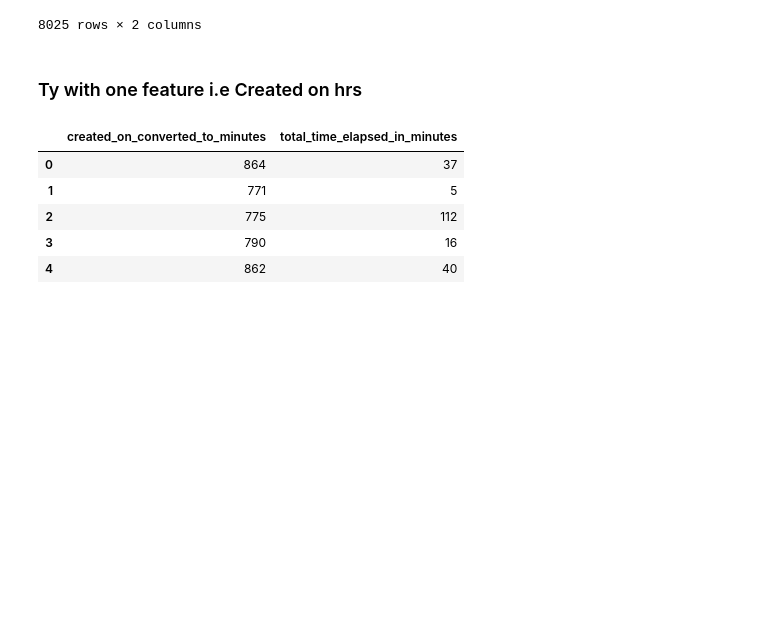
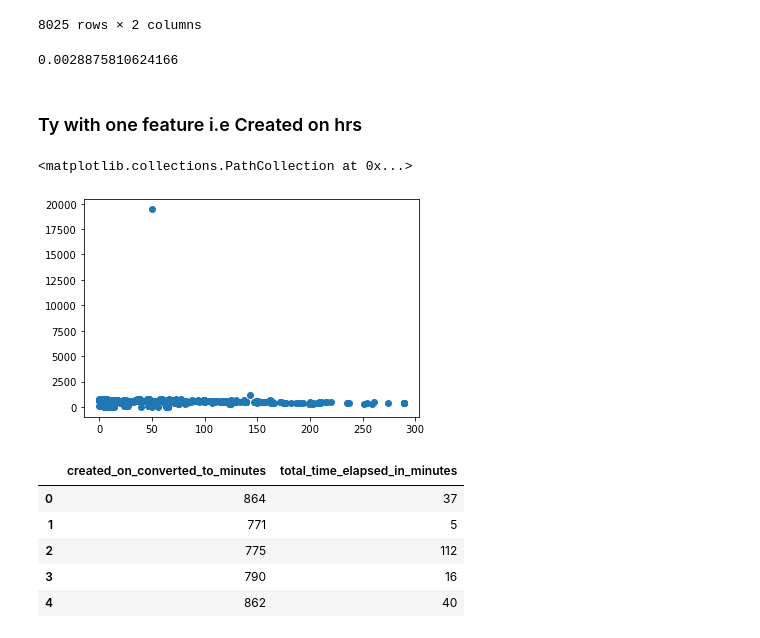
Before and after one commit to vishalkashyap95/DataAnalyst_Internship_learning, a Jupyter notebook: final_findings/predict_time_with_xray_type.ipynb, the cells around one changed output. Drawn from its saved outputs; the diff is of its cells as text; code cells hidden in the pictures; blank space fills up the shorter version.

```diff
--- a/final_findings/predict_time_with_xray_type.ipynb
+++ b/final_findings/predict_time_with_xray_type.ipynb
@@ -647,9 +649,17 @@ pd.DataFrame({"Actual test":y_test, "Predicted_value":elapsed_time_prediction})
 | 17980 | 44 | 125.602051 |
 8025 rows × 2 columns
 # %%
-one_feature_lr_model.score()
+one_feature_lr_model.score(X,y)
+# %% [output]
+0.0028875810624166
 # %% [markdown]
 ### Ty with one feature i.e Created on hrs
+# %%
+before_5am = one_feature_df_with_hrs[one_feature_df_with_hrs.created_on_converted_to_minutes<=300].sort_values(by='created_on_converted_to_minutes',ascending=False)
+plt.scatter(before_5am.created_on_converted_to_minutes,before_5am.total_time_elapsed_in_minutes)
+# %% [output]
+<matplotlib.collections.PathCollection at 0x...>
+[figure, added]
 # %%
 one_feature_df_with_hrs = final_df.loc[:,['created_on_converted_to_minutes','total_time_elapsed_in_minutes']]
 one_feature_df_with_hrs.head()
```
Also changed, not shown: parts of 44 cells of this notebook, 5 other files.
